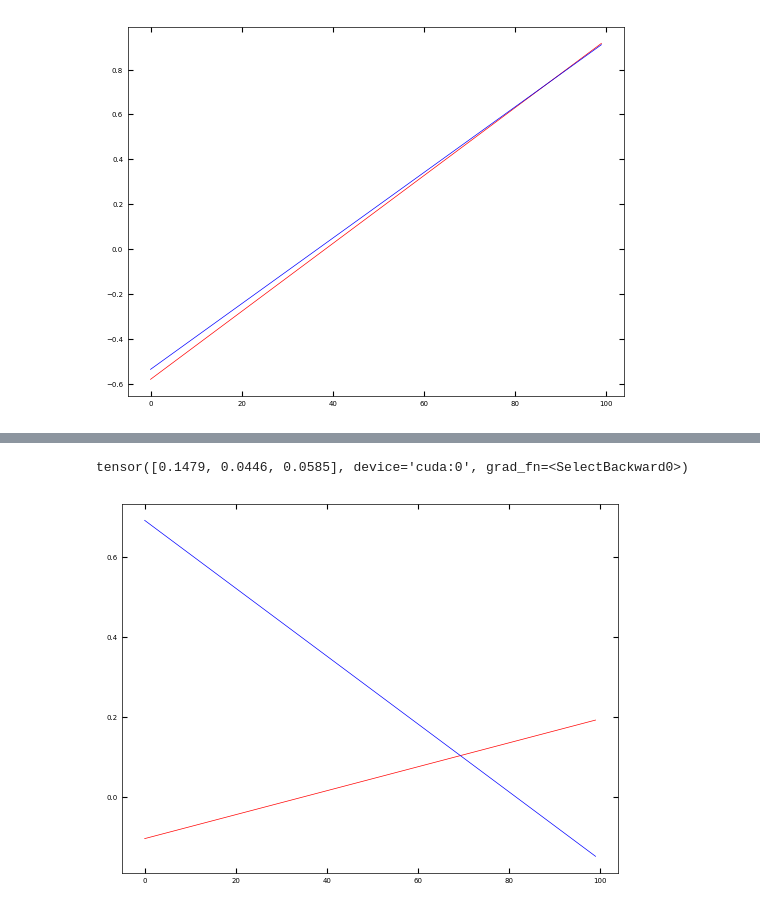
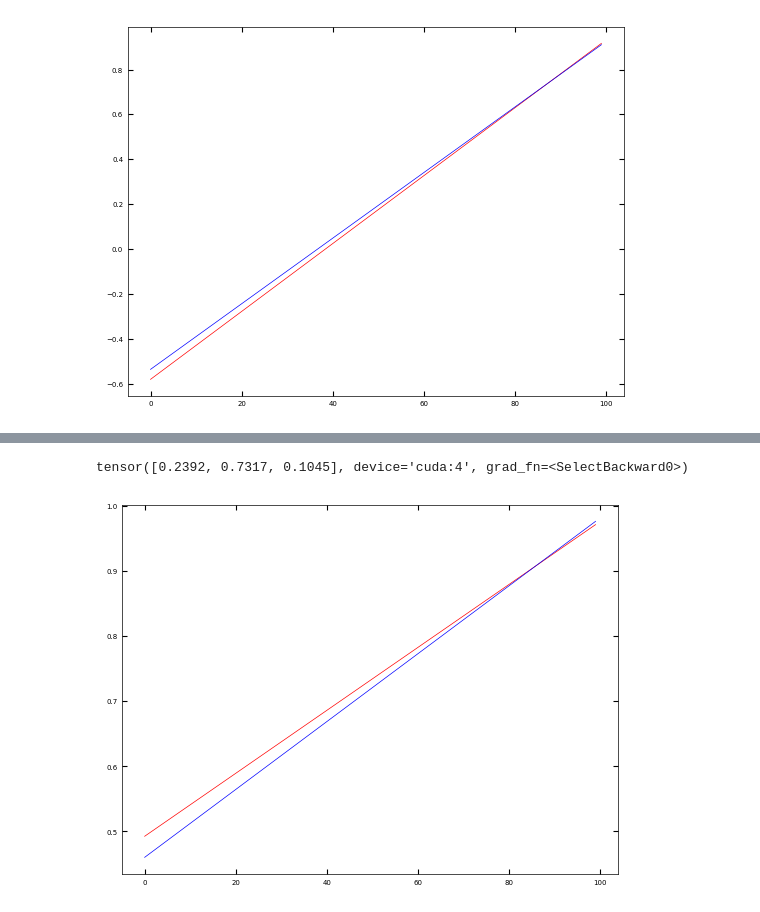
Before and after one commit to ctsai64/1DFitter, a Jupyter notebook: linear_function_densephyslarge.ipynb, the cells around one changed output, grey strips where cells are left out. Cells and saved outputs as stored; diff of their text form; code cells hidden in the pictures.

Commit message:
Trained with new optimizer

```diff
--- a/linear_function_densephyslarge.ipynb
+++ b/linear_function_densephyslarge.ipynb
@@ -561,9 +561,9 @@ loss_func = torch.nn.MSELoss()
 
 # Use AdaHessian
 
-optimizer = AdaHessian(model.parameters(), lr=0.1)
+optimizer = AdaHessian(model_two.parameters(), lr=0.1)
 
-epochs = 200
+epochs = 100
 
 for epoch in range(epochs):
     start_time = time.time()
@@ -571,10 +571,10 @@ for epoch in range(epochs):
     train_loss = 0.0
     total_num = 0
 
-    model.train()
+    model_two.train()
 
     for train_batch in dataloader:
-        pred, _ = model(train_batch.cuda(4))
+        pred, _ = model_two(train_batch.cuda(4))
 
         optimizer.zero_grad()
 
@@ -610,9 +613,9 @@ epoch : 55/200, recon loss = 0.22503728
 # %%
-spectra_generated_two, params_two = model_two(train_batch.cuda())
+spectra_generated_two, params_two = model_two(train_batch.cuda(4))
 rand = np.random.randint(0, 272)
 plt.plot(spectra_generated_two[rand, 0, :].detach().cpu().numpy(), "r")
 plt.plot(train_batch[rand, 0, :], "b")
 print(params_two[rand])
 # %% [output]
-tensor([0.1479, 0.0446, 0.0585], device='cuda:0', grad_fn=<SelectBackward0>)
+tensor([0.2392, 0.7317, 0.1045], device='cuda:4', grad_fn=<SelectBackward0>)
-[figure, old version]
+[figure, new version]
```
Also changed, not shown: parts of 4 cells of this notebook.
